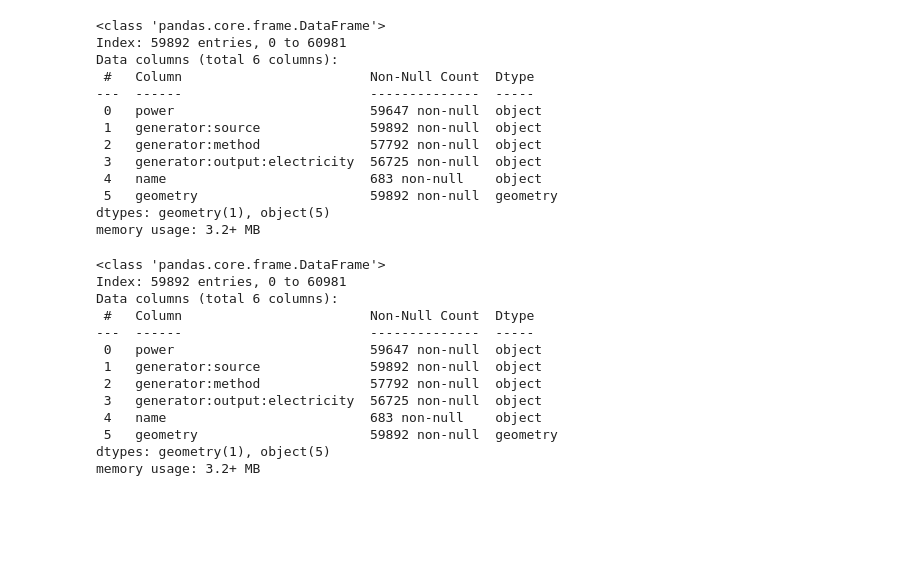
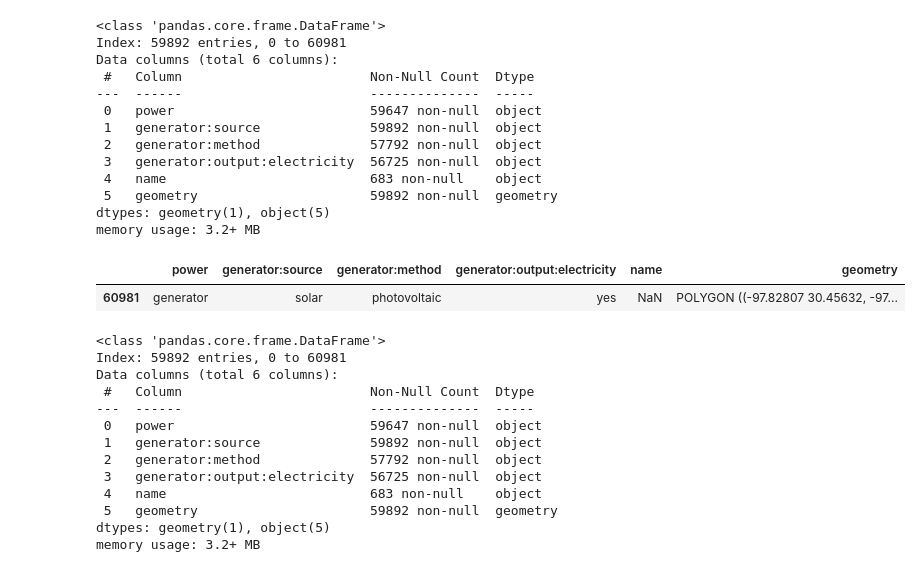
Before and after one commit to abhik12295/Renewable-Energy-Maintenance, a Jupyter notebook: src/data_collection/data_collection_4.ipynb, the cells around one changed output. Cells and saved outputs as stored; diff of their text form; code cells hidden in the pictures; blank space fills up the shorter version.

```diff
--- a/src/data_collection/data_collection_4.ipynb
+++ b/src/data_collection/data_collection_4.ipynb
@@ -149,6 +149,11 @@ dtypes: geometry(1), object(5)
 memory usage: 3.2+ MB
 # %%
 df_copy_drop = df_copy.copy()
+# %%
+df_copy_drop.tail(1)
+# %% [output]
+|  | power | generator:source | generator:method | generator:output:electricity | name | geometry |
+| 60981 | generator | solar | photovoltaic | yes | NaN | POLYGON ((-97.82807 30.45632, -97... |
 # %%
 df_copy_drop.info()
 # %% [output]
```
Also changed, not shown: parts of 5 cells of this notebook.
